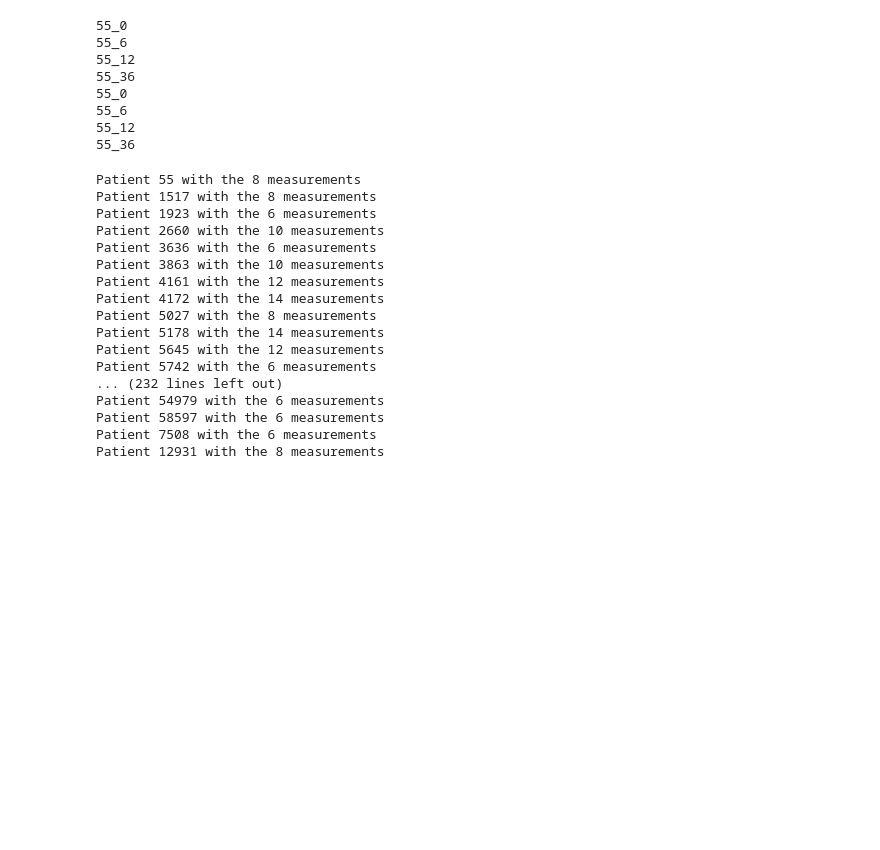
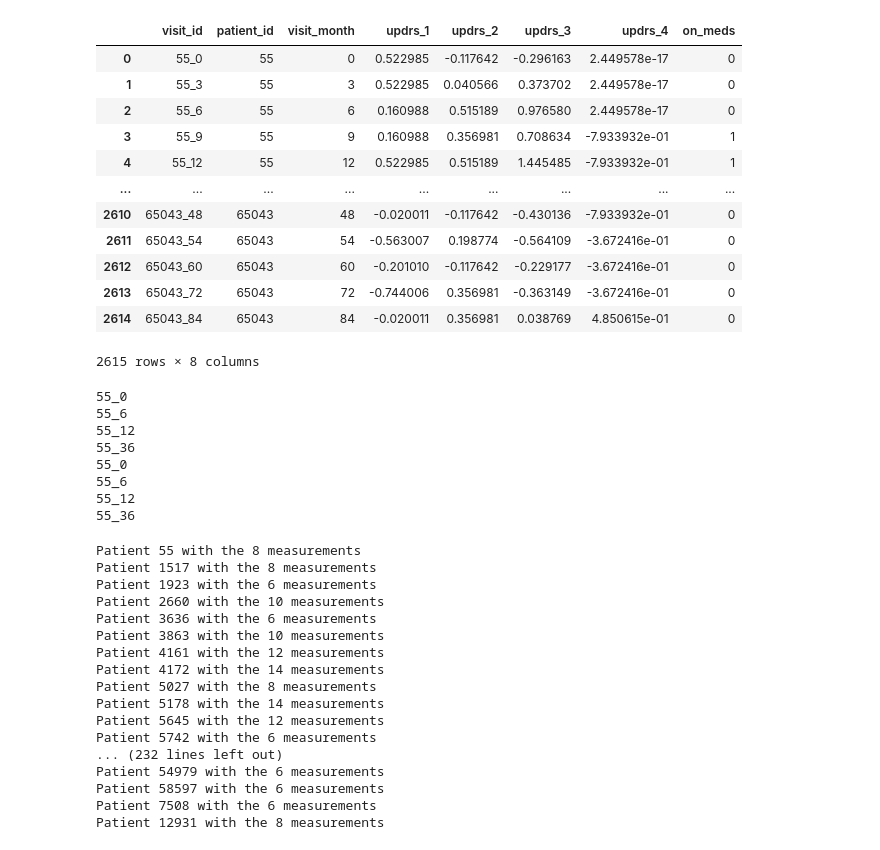
Before and after one commit to Nolasaurus/kaggle-amp-parkinsons, a Jupyter notebook: dlnn-amp-pred-model-v1.ipynb, the cells around one changed output. Saved outputs shown, nothing was run; the diff lists cells and outputs as text; code cells hidden in the pictures; blank space fills up the shorter version.

```diff
--- a/dlnn-amp-pred-model-v1.ipynb
+++ b/dlnn-amp-pred-model-v1.ipynb
@@ -3,3 +3,7 @@ import pandas as pd
 
 prot_df = pd.read_csv('data/train_proteins.csv')
 clin_df = pd.read_csv('data/train_clinical_data.csv')
+clin_df = clin_df.rename(columns={'upd23b_clinical_state_on_medication': 'on_meds'})
+
+clin_df['on_meds'] = clin_df['on_meds'].fillna(0)
+clin_df['on_meds'] = clin_df['on_meds'].replace({'Off': 0, 'On': 1})
@@ -6,3 +44,27 @@ clin_df = pd.read_csv('data/train_clinical_data.csv')
+# %%
+# Calculate mean and standard deviation of updrs_1 through updrs_4
+updrs_mean = clin_df[['updrs_1', 'updrs_2', 'updrs_3', 'updrs_4']].mean()
+updrs_std = clin_df[['updrs_1', 'updrs_2', 'updrs_3', 'updrs_4']].std()
+
+# Normalize updrs_1 through updrs_4
+clin_df[['updrs_1', 'updrs_2', 'updrs_3', 'updrs_4']] = (clin_df[['updrs_1', 'updrs_2', 'updrs_3', 'updrs_4']] - updrs_mean) / updrs_std
+norm_clin_df = clin_df.fillna(0)
+# %%
+norm_clin_df
+# %% [output]
+|  | visit_id | patient_id | visit_month | updrs_1 | updrs_2 | updrs_3 | updrs_4 | on_meds |
+| 0 | 55_0 | 55 | 0 | 0.522985 | -0.117642 | -0.296163 | 2.449578e-17 | 0 |
+| 1 | 55_3 | 55 | 3 | 0.522985 | 0.040566 | 0.373702 | 2.449578e-17 | 0 |
+| 2 | 55_6 | 55 | 6 | 0.160988 | 0.515189 | 0.976580 | 2.449578e-17 | 0 |
+| 3 | 55_9 | 55 | 9 | 0.160988 | 0.356981 | 0.708634 | -7.933932e-01 | 1 |
+| 4 | 55_12 | 55 | 12 | 0.522985 | 0.515189 | 1.445485 | -7.933932e-01 | 1 |
+| ... | ... | ... | ... | ... | ... | ... | ... | ... |
+| 2610 | 65043_48 | 65043 | 48 | -0.020011 | -0.117642 | -0.430136 | -7.933932e-01 | 0 |
+| 2611 | 65043_54 | 65043 | 54 | -0.563007 | 0.198774 | -0.564109 | -3.672416e-01 | 0 |
+| 2612 | 65043_60 | 65043 | 60 | -0.201010 | -0.117642 | -0.229177 | -3.672416e-01 | 0 |
+| 2613 | 65043_72 | 65043 | 72 | -0.744006 | 0.356981 | -0.363149 | -3.672416e-01 | 0 |
+| 2614 | 65043_84 | 65043 | 84 | -0.020011 | 0.356981 | 0.038769 | 4.850615e-01 | 0 |
+2615 rows × 8 columns
 # %%
 class Measurement:
     def __init__(self, visit_id):
```
Also changed, not shown: parts of 2 cells of this notebook.
